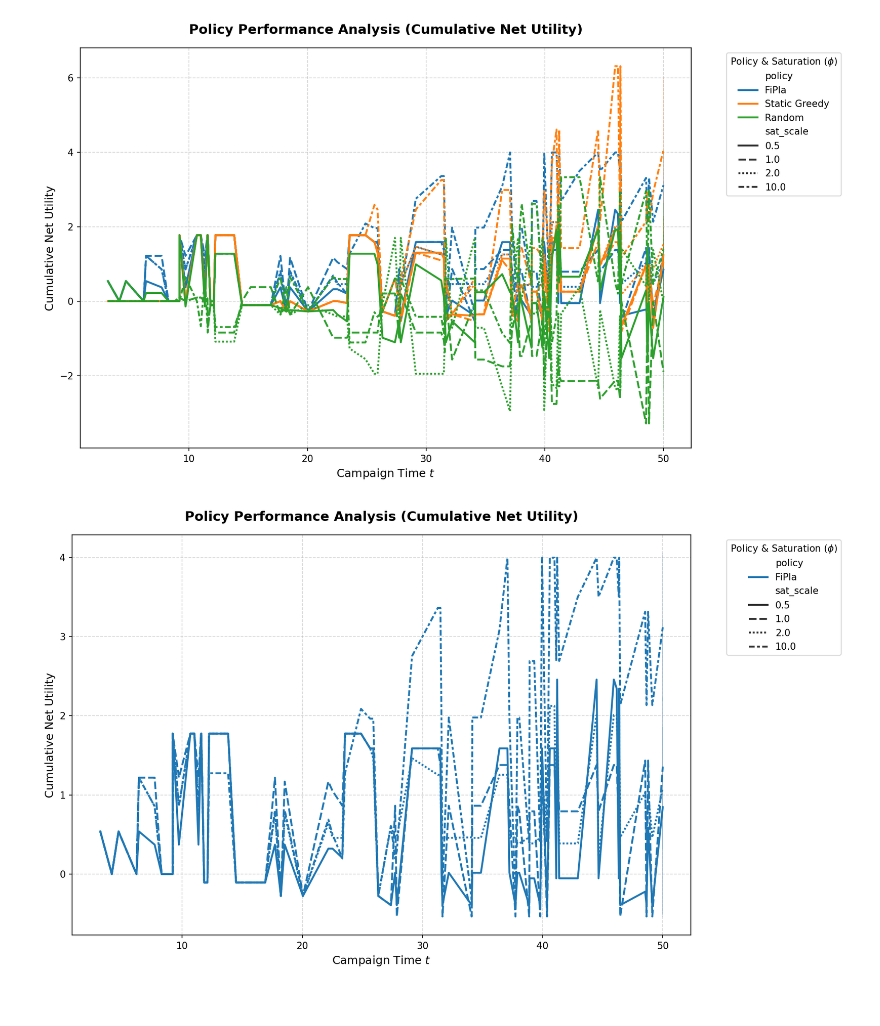
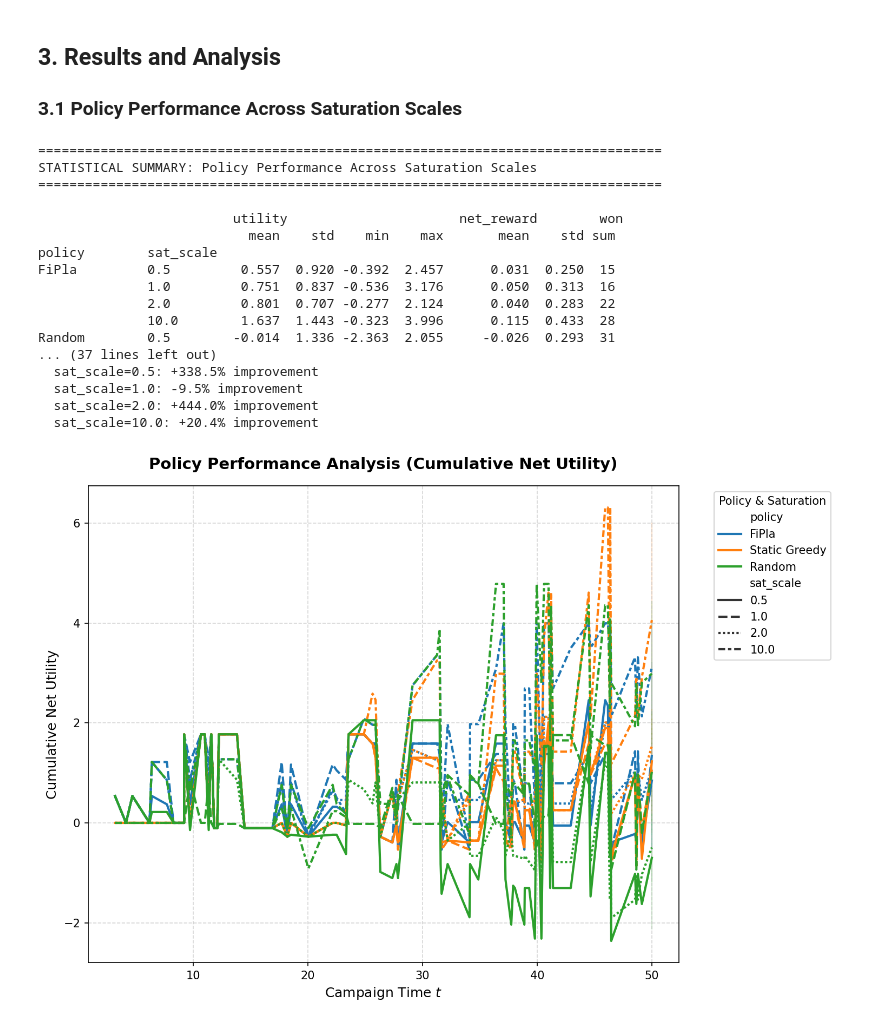
Before and after one commit to eugeniepatard/dynamauction, a Jupyter notebook: benchmark/benchmark_experiments.ipynb, the cells around one changed output. Saved outputs shown, nothing was run; the diff lists cells and outputs as text; code cells hidden in the pictures.

Commit message:
[Docs]: Update benchmark_experiment.

```diff
--- a/benchmark/benchmark_experiments.ipynb
+++ b/benchmark/benchmark_experiments.ipynb
@@ -27,7 +86,9 @@ policies = {
 
 saturation_scales = [0.5, 1.0, 2.0, 10.0]
 
+seeds = [42, 123, 456] # Multiples seeds for robustness
+
 # Exécution
-df_results = run_benchmark_anarchy(policies=policies, saturation_scales=saturation_scales)
+df_results = run_benchmark_anarchy(policies=policies, saturation_scales=saturation_scales, seeds=seeds)
 df_results
 # %% [output]
@@ -47,9 +108,69 @@ df_results
+# %% [markdown]
+## **3. Results and Analysis**
+
+### **3.1** Policy Performance Across Saturation Scales
 # %%
-plot_anarchy_results(df_results, key='utility')
+import numpy as np
+
+# Statistical Summary: Policy Performance Across Saturation Scales
+print("=" * 80)
+print("STATISTICAL SUMMARY: Policy Performance Across Saturation Scales")
+print("=" * 80)
+
+# Aggregate by policy and saturation scale
+summary_stats = df_results.groupby(['policy', 'sat_scale']).agg({
+    'utility': ['mean', 'std', 'min', 'max'],
+    'net_reward': ['mean', 'std'],
+    'won': 'sum'
+}).round(3)
+
+print("\n", summary_stats)
+
+# Compute final utility (last time step) for each run
+idx = df_results.groupby(['seed', 'policy', 'sat_scale'])['t'].idxmax()
+final_utility = df_results.loc[idx, ['seed', 'policy', 'sat_scale', 'utility', 't']]
+
+print("\n" + "=" * 80)
+print("FINAL UTILITY BY POLICY AND SATURATION SCALE")
+print("=" * 80)
+final_summary = final_utility.groupby(['policy', 'sat_scale'])['utility'].agg(['mean', 'std', 'count']).round(2)
+print(final_summary)
+
+# Relative performance: compute improvement over baseline (Random)
+print("\n" + "=" * 80)
+print("RELATIVE PERFORMANCE vs. RANDOM BASELINE")
+print("=" * 80)
+
+random_final = final_utility[final_utility['policy'] == 'Random'].groupby('sat_scale')['utility'].mean()
+
+for policy in policies.keys():
+    if policy != 'Random':
+        policy_final = final_utility[final_utility['policy'] == policy].groupby('sat_scale')['utility'].mean()
+        improvement = ((policy_final - random_final) / abs(random_final) * 100).round(1)
+        print(f"\n{policy} vs Random:")
+        for sat_scale in saturation_scales:
+            if sat_scale in improvement.index:
+                print(f"  sat_scale={sat_scale}: {improvement[sat_scale]:+.1f}% improvement")
 # %% [output]
-[figure, removed]
+================================================================================
+STATISTICAL SUMMARY: Policy Performance Across Saturation Scales
+================================================================================
+
+                         utility                      net_reward        won
+                           mean    std    min    max       mean    std sum
+policy        sat_scale
+FiPla         0.5         0.557  0.920 -0.392  2.457      0.031  0.250  15
+              1.0         0.751  0.837 -0.536  3.176      0.050  0.313  16
+              2.0         0.801  0.707 -0.277  2.124      0.040  0.283  22
+              10.0        1.637  1.443 -0.323  3.996      0.115  0.433  28
+Random        0.5        -0.014  1.336 -2.363  2.055     -0.026  0.293  31
+... (37 lines left out)
+  sat_scale=0.5: +338.5% improvement
+  sat_scale=1.0: -9.5% improvement
+  sat_scale=2.0: +444.0% improvement
+  sat_scale=10.0: +20.4% improvement
 # %%
-plot_anarchy_results(df_results, key='utility', policies=["FiPla"])
+plot_anarchy_results(df_results, key='utility')
 # %% [output]
-[figure, old version]
+[figure, new version]
 # %% [markdown]
```
Also changed, not shown: parts of 12 cells of this notebook, 3 other files.
